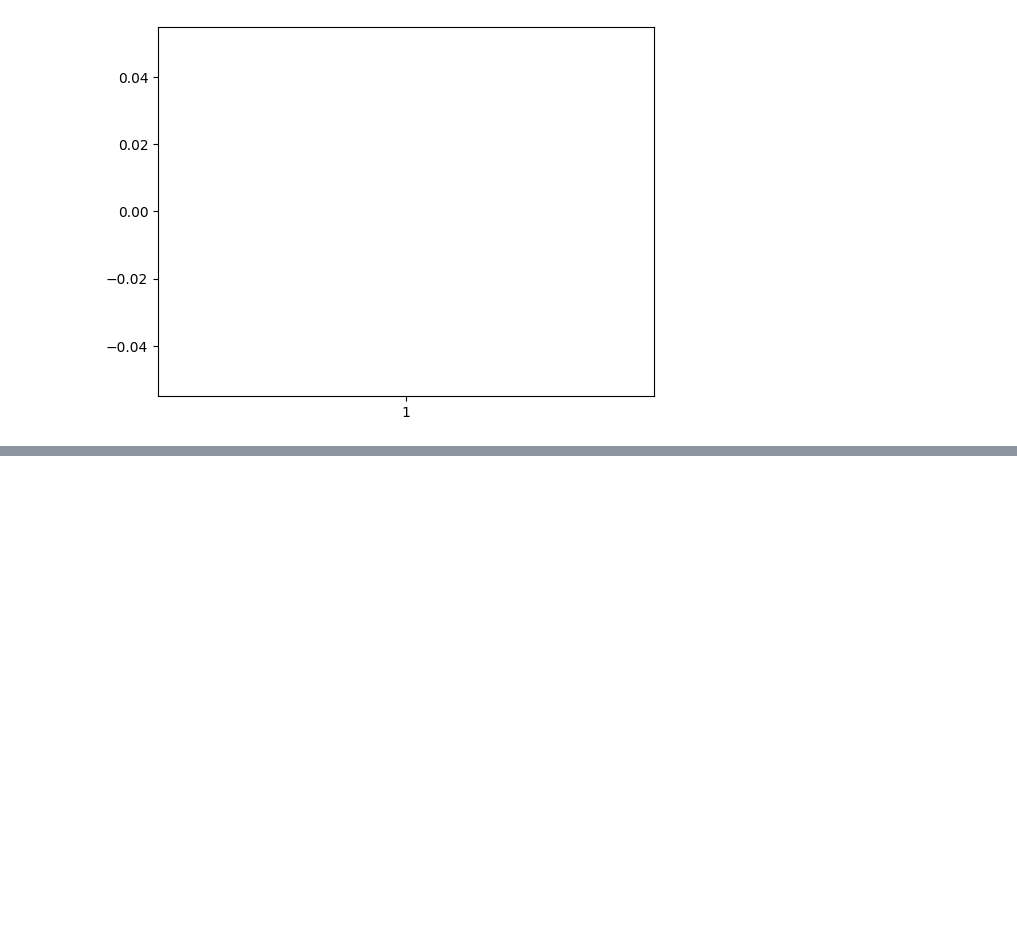
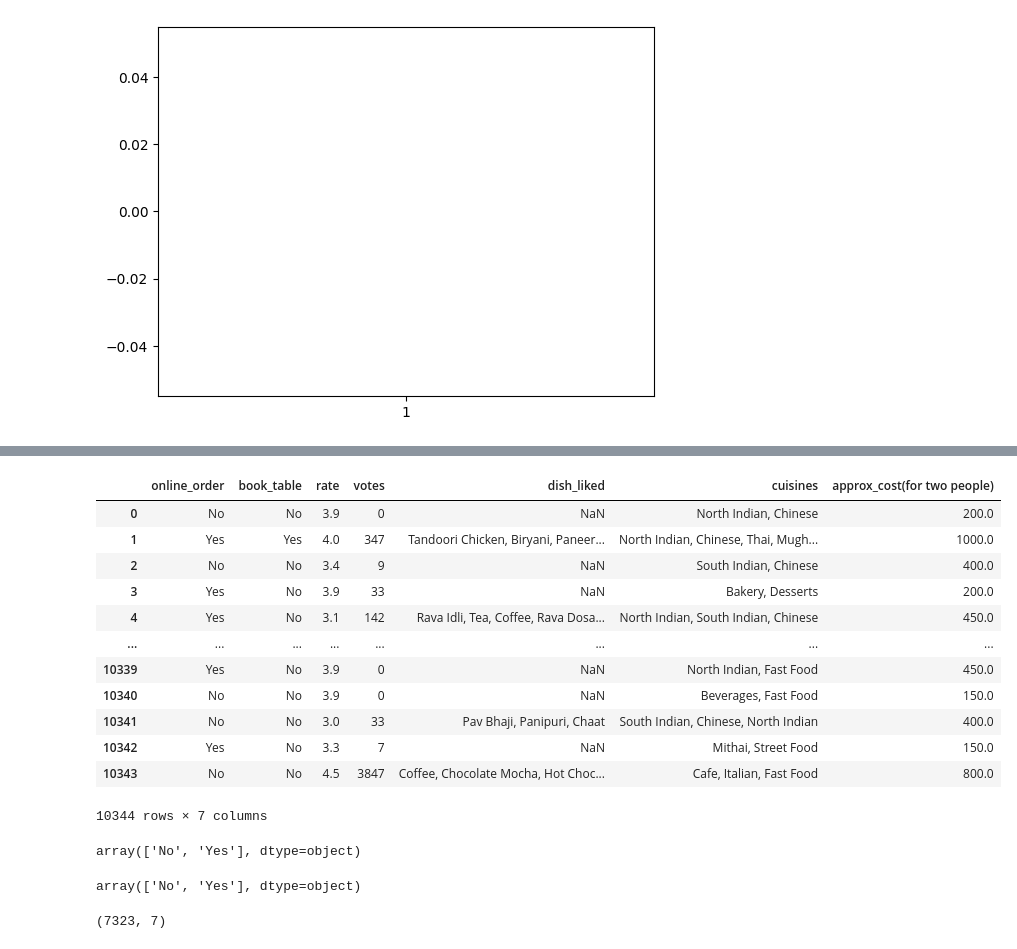
Before and after one commit to shaikshan/Restaurant_Rating_Prediction, a Jupyter notebook: notebook/practice.ipynb, the cells around one changed output, grey strips where cells are left out. Drawn from its saved outputs; the diff is of its cells as text; code cells hidden in the pictures; blank space fills up the shorter version.

```diff
--- a/notebook/practice.ipynb
+++ b/notebook/practice.ipynb
@@ -319,0 +416,4 @@ df.head()
+# %%
+df['online_order'] = df['online_order'].astype('category')
+# %%
+df['book_table'] = df['book_table'].astype('category')
@@ -379,0 +527,14 @@ plt.boxplot(df['approx_cost(for two people)'])
+# %%
+def decode(value):
+    try:
+        if value == "Yes":
+            return 1
+        else:
+            return 0
+    except Exception as e:
+        print(str(e))
+# %%
+df['online_order'] = df['online_order'].apply(decode)
+df['book_table'] = df['book_table'].apply(decode)
+
+obj = df.head()
@@ -379,0 +623,24 @@ plt.boxplot(df['approx_cost(for two people)'])
+# %%
+df
+# %% [output]
+|  | online_order | book_table | rate | votes | dish_liked | cuisines | approx_cost(for two people) |
+| 0 | No | No | 3.9 | 0 | NaN | North Indian, Chinese | 200.0 |
+| 1 | Yes | Yes | 4.0 | 347 | Tandoori Chicken, Biryani, Paneer... | North Indian, Chinese, Thai, Mugh... | 1000.0 |
+| 2 | No | No | 3.4 | 9 | NaN | South Indian, Chinese | 400.0 |
+| 3 | Yes | No | 3.9 | 33 | NaN | Bakery, Desserts | 200.0 |
+| 4 | Yes | No | 3.1 | 142 | Rava Idli, Tea, Coffee, Rava Dosa... | North Indian, South Indian, Chinese | 450.0 |
+| ... | ... | ... | ... | ... | ... | ... | ... |
+| 10339 | Yes | No | 3.9 | 0 | NaN | North Indian, Fast Food | 450.0 |
+| 10340 | No | No | 3.9 | 0 | NaN | Beverages, Fast Food | 150.0 |
+| 10341 | No | No | 3.0 | 33 | Pav Bhaji, Panipuri, Chaat | South Indian, Chinese, North Indian | 400.0 |
+| 10342 | Yes | No | 3.3 | 7 | NaN | Mithai, Street Food | 150.0 |
+| 10343 | No | No | 4.5 | 3847 | Coffee, Chocolate Mocha, Hot Choc... | Cafe, Italian, Fast Food | 800.0 |
+10344 rows × 7 columns
+# %%
+df['online_order'].unique()
+# %% [output]
+array(['No', 'Yes'], dtype=object)
+# %%
+df['book_table'].unique()
+# %% [output]
+array(['No', 'Yes'], dtype=object)
@@ -379,0 +649,4 @@ plt.boxplot(df['approx_cost(for two people)'])
+# %%
+df.shape
+# %% [output]
+(7323, 7)
```
Also changed, not shown: parts of 45 cells of this notebook, 7 other files.
